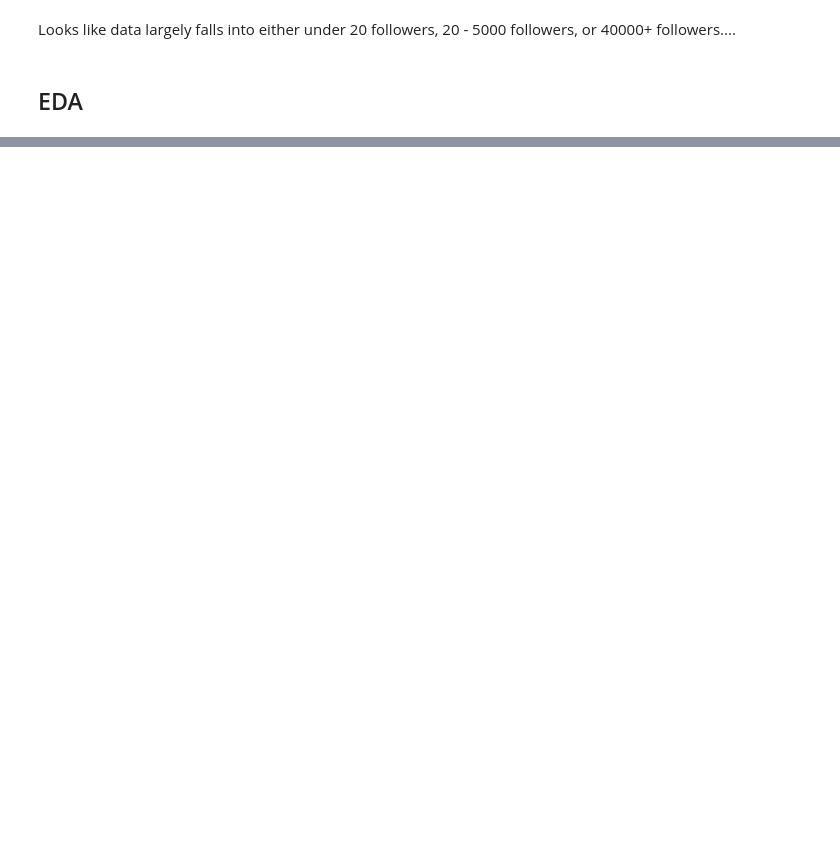
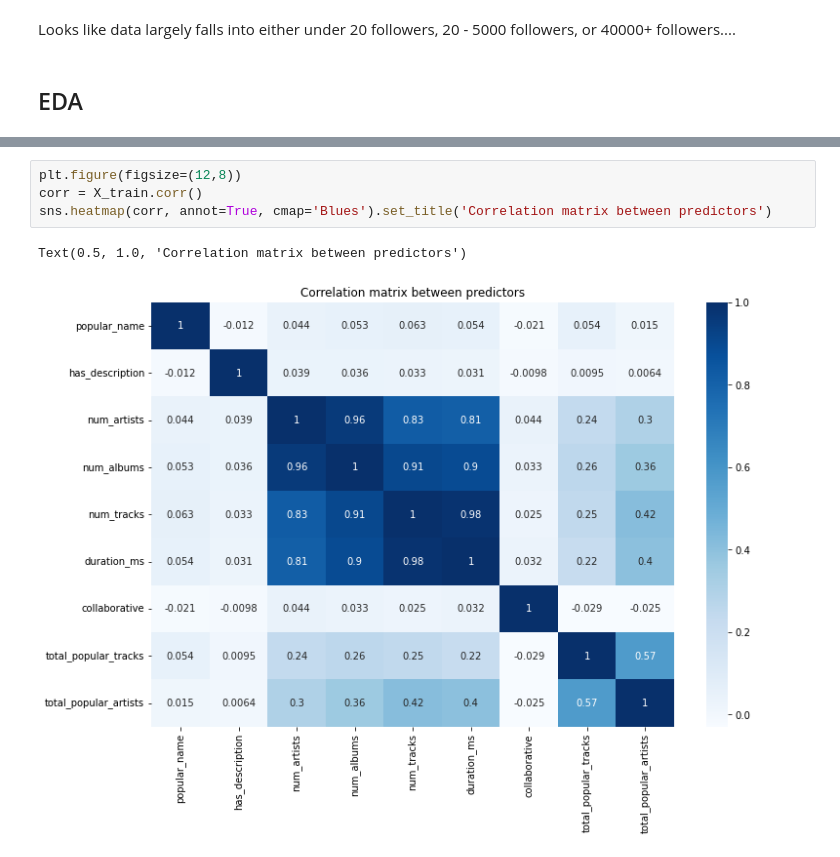
Before and after one commit to danielagarcia319/cs109a-final-project, a Jupyter notebook: Milestone 2.ipynb, the cells around one changed output, grey strips where cells are left out. Saved outputs shown, nothing was run; the diff lists cells and outputs as text; blank space fills up the shorter version.

Commit message:
Coorelation matrix and VIF for predictors to detect multicollinearity

```diff
--- a/Milestone 2.ipynb
+++ b/Milestone 2.ipynb
@@ -260,0 +268,7 @@ Looks like data largely falls into either under 20 followers, 20 - 5000 follower
+# %%
+plt.figure(figsize=(12,8))
+corr = X_train.corr()
+sns.heatmap(corr, annot=True, cmap='Blues').set_title('Correlation matrix between predictors')
+# %% [output]
+Text(0.5, 1.0, 'Correlation matrix between predictors')
+[figure, added]
```
Also changed, not shown: parts of 10 cells of this notebook.
